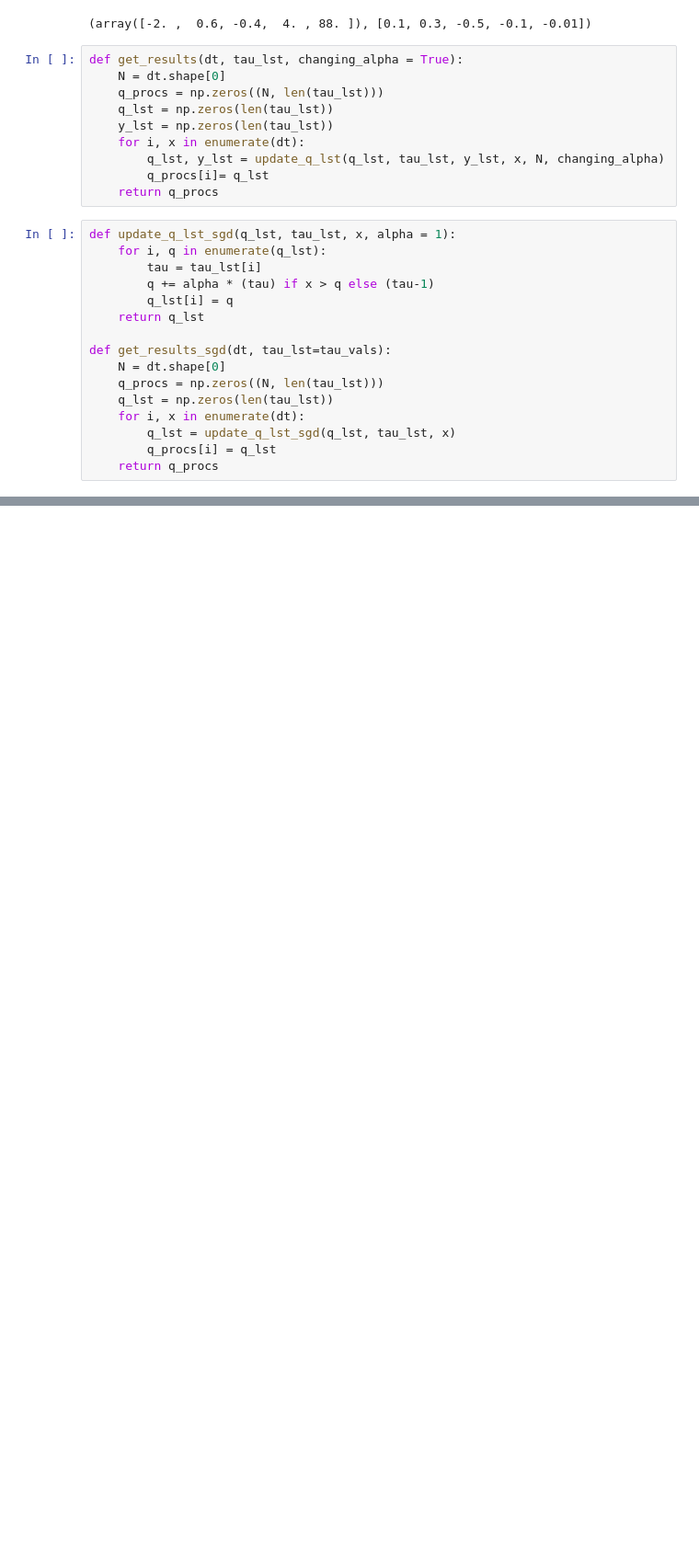
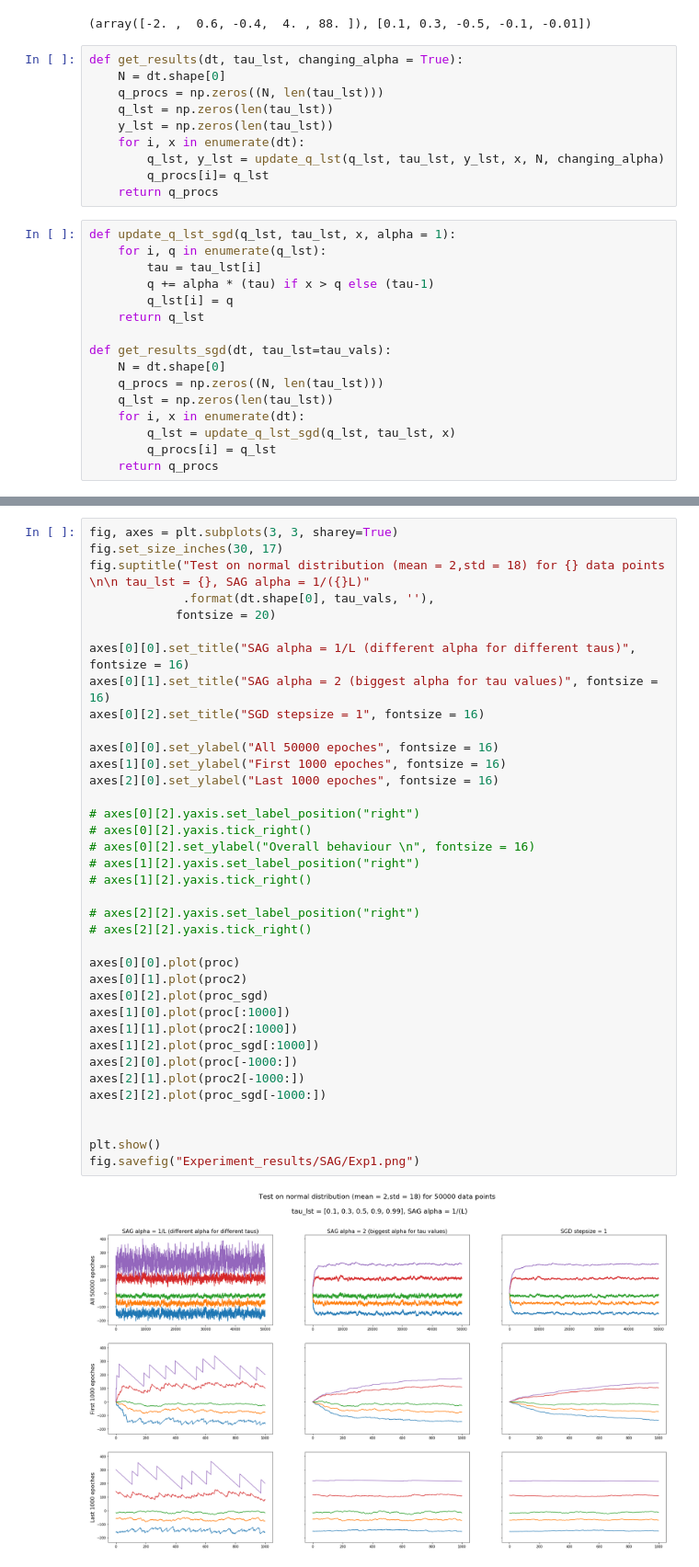
Before and after one commit to chengsoonong/eheye, a Jupyter notebook: QuantEst/sgd_est_experiment/Experiment_SAG.ipynb, the cells around one changed output, grey strips where cells are left out. Shown at 92% size. Cells and saved outputs as stored; diff of their text form; blank space fills up the shorter version.

```diff
--- a/QuantEst/sgd_est_experiment/Experiment_SAG.ipynb
+++ b/QuantEst/sgd_est_experiment/Experiment_SAG.ipynb
@@ -74,4 +76,43 @@ dt = np.random.uniform(-400, 400, 50000)
 proc = get_results(dt, tau_vals)
 proc2 = get_results(dt, tau_vals, False)
 proc_sgd = get_results_sgd(dt, tau_lst=tau_vals)
+# %%
+fig, axes = plt.subplots(3, 3, sharey=True)
+fig.set_size_inches(30, 17)
+fig.suptitle("Test on normal distribution (mean = 2,std = 18) for {} data points \n\n tau_lst = {}, SAG alpha = 1/({}L)"
+             .format(dt.shape[0], tau_vals, ''),
+            fontsize = 20)
+
+axes[0][0].set_title("SAG alpha = 1/L (different alpha for different taus)", fontsize = 16)
+axes[0][1].set_title("SAG alpha = 2 (biggest alpha for tau values)", fontsize = 16)
+axes[0][2].set_title("SGD stepsize = 1", fontsize = 16)
+
+axes[0][0].set_ylabel("All 50000 epoches", fontsize = 16)
+axes[1][0].set_ylabel("First 1000 epoches", fontsize = 16)
+axes[2][0].set_ylabel("Last 1000 epoches", fontsize = 16)
+
+# axes[0][2].yaxis.set_label_position("right")
+# axes[0][2].yaxis.tick_right()
+# axes[0][2].set_ylabel("Overall behaviour \n", fontsize = 16)
+# axes[1][2].yaxis.set_label_position("right")
+# axes[1][2].yaxis.tick_right()
+
+# axes[2][2].yaxis.set_label_position("right")
+# axes[2][2].yaxis.tick_right()
+
+axes[0][0].plot(proc)
+axes[0][1].plot(proc2)
+axes[0][2].plot(proc_sgd)
+axes[1][0].plot(proc[:1000])
+axes[1][1].plot(proc2[:1000])
+axes[1][2].plot(proc_sgd[:1000])
+axes[2][0].plot(proc[-1000:])
+axes[2][1].plot(proc2[-1000:])
+axes[2][2].plot(proc_sgd[-1000:])
+
+
+plt.show()
+fig.savefig("Experiment_results/SAG/Exp1.png")
+# %% [output]
+[figure, added]
 # %%
```
Also changed, not shown: parts of 5 cells of this notebook, 1 other file.
